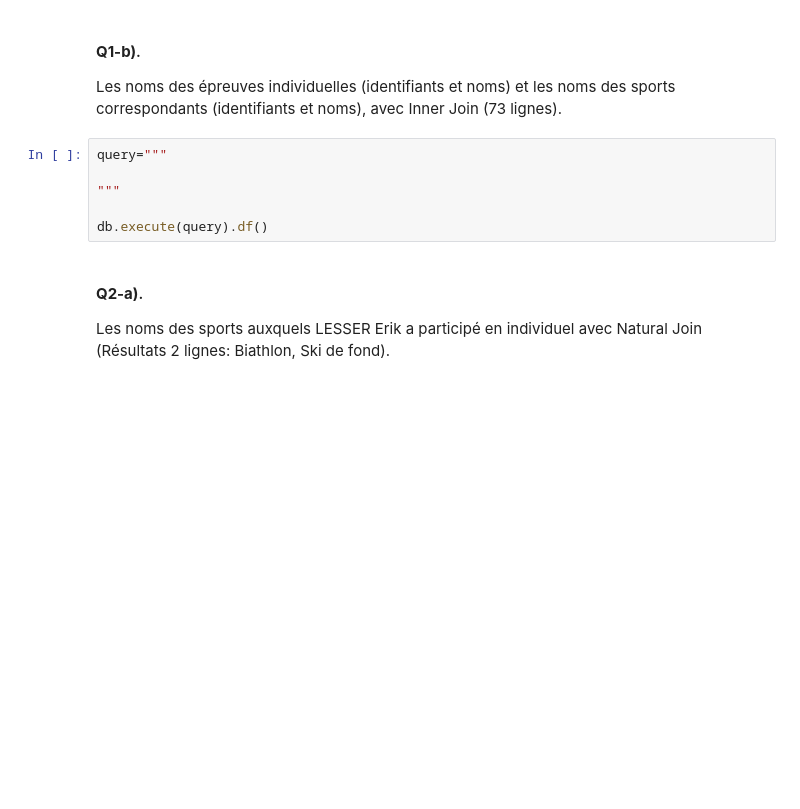
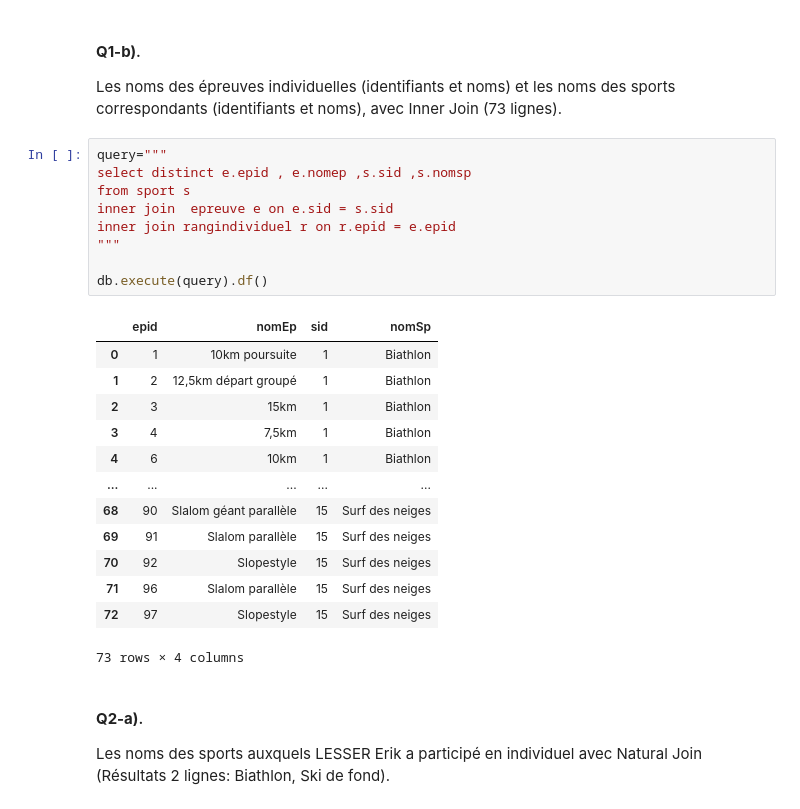
Before and after one commit to A-Aboo/UL2IN0019, a Jupyter notebook: TME 8 Compléments SQL-20260423/TD_TP_8_ETUDIANTS.ipynb, the cells around one changed output. Saved outputs shown, nothing was run; the diff lists cells and outputs as text; blank space fills up the shorter version.

```diff
--- a/TME 8 Compléments SQL-20260423/TD_TP_8_ETUDIANTS.ipynb
+++ b/TME 8 Compléments SQL-20260423/TD_TP_8_ETUDIANTS.ipynb
@@ -653,10 +668,27 @@ db.execute(query).df()
 Les noms des épreuves individuelles (identifiants et noms) et les noms des sports correspondants (identifiants et noms), avec Inner Join (73 lignes).
 # %%
 query="""
-
+select distinct e.epid , e.nomep ,s.sid ,s.nomsp
+from sport s
+inner join  epreuve e on e.sid = s.sid
+inner join rangindividuel r on r.epid = e.epid
 """
 
 db.execute(query).df()
+# %% [output]
+|  | epid | nomEp | sid | nomSp |
+| 0 | 1 | 10km poursuite | 1 | Biathlon |
+| 1 | 2 | 12,5km départ groupé | 1 | Biathlon |
+| 2 | 3 | 15km | 1 | Biathlon |
+| 3 | 4 | 7,5km | 1 | Biathlon |
+| 4 | 6 | 10km | 1 | Biathlon |
+| ... | ... | ... | ... | ... |
+| 68 | 90 | Slalom géant parallèle | 15 | Surf des neiges |
+| 69 | 91 | Slalom parallèle | 15 | Surf des neiges |
+| 70 | 92 | Slopestyle | 15 | Surf des neiges |
+| 71 | 96 | Slalom parallèle | 15 | Surf des neiges |
+| 72 | 97 | Slopestyle | 15 | Surf des neiges |
+73 rows × 4 columns
 # %% [markdown]
 #### **Q2-a)**.
 Les noms des sports auxquels LESSER Erik a participé en individuel avec Natural Join (Résultats 2 lignes: Biathlon, Ski de fond).
```
Also changed, not shown: parts of 9 cells of this notebook.
